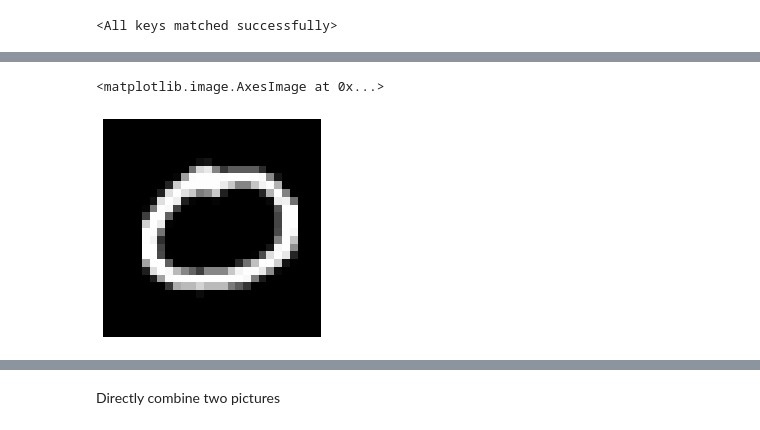
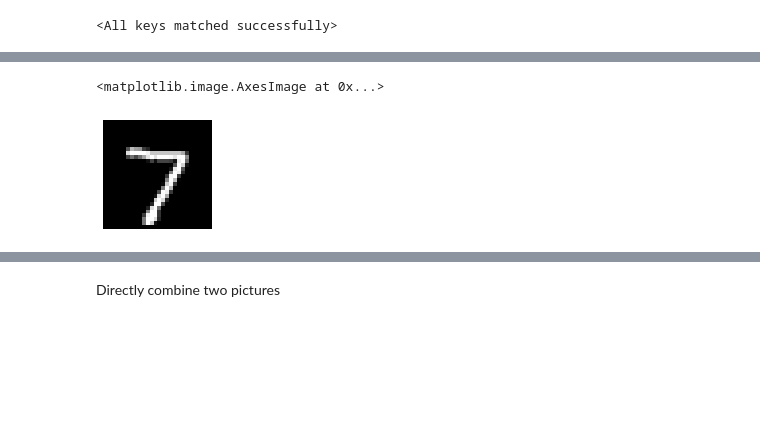
Before and after one commit to DragonChen-TW/PyTorch-AutoEncoder, a Jupyter notebook: irmae/check.ipynb, the cells around one changed output, grey strips where cells are left out. Saved outputs shown, nothing was run; the diff lists cells and outputs as text; code cells hidden in the pictures; blank space fills up the shorter version.

```diff
--- a/irmae/check.ipynb
+++ b/irmae/check.ipynb
@@ -41,5 +51,6 @@ im_show(i1)
-# %%
-im_show(i2)
-# %% [output]
-<matplotlib.image.AxesImage at 0x...>
-[figure, removed]
+# %%
+plt.figure(figsize=(2, 2))
+im_show(i1)
+# %% [output]
+<matplotlib.image.AxesImage at 0x...>
+[figure, added]
```
Also changed, not shown: parts of 20 cells of this notebook, 8 other files.
